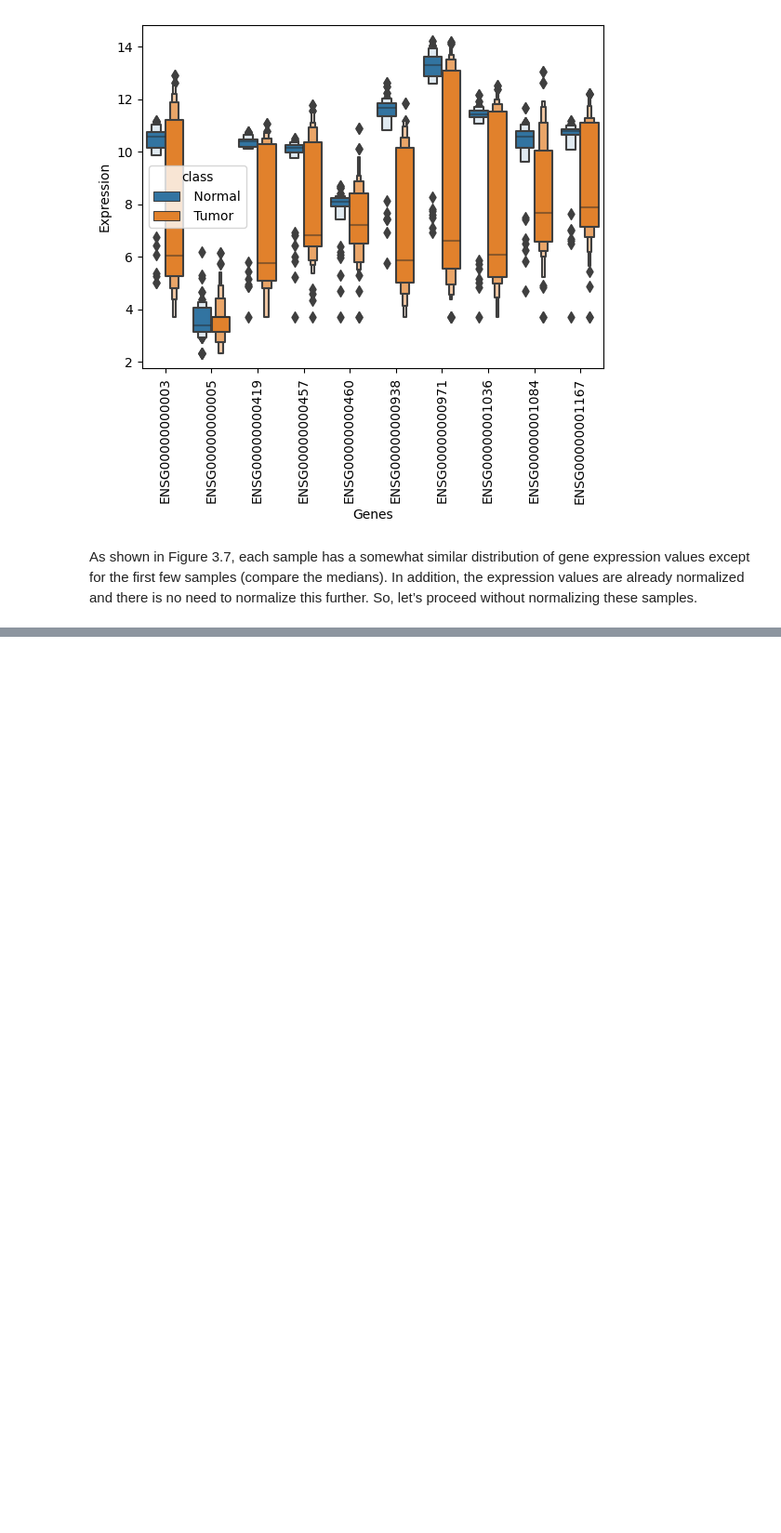
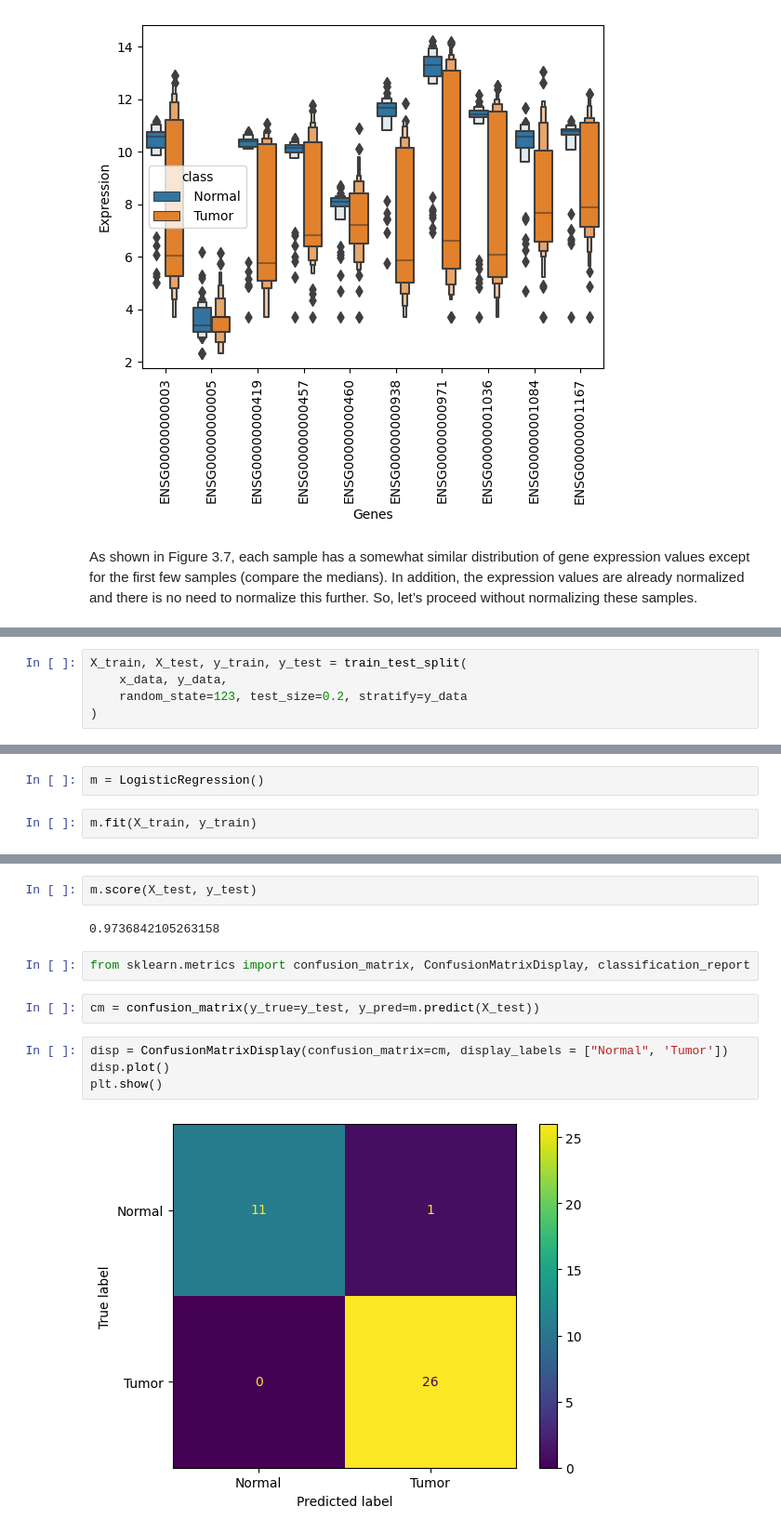
Before and after one commit to drclab/MLDL-Compunomics, a Jupyter notebook: drclab/ch_3.ipynb, the cells around one changed output, grey strips where cells are left out. Shown at 93% size. Drawn from its saved outputs; the diff is of its cells as text; blank space fills up the shorter version.

```diff
--- a/drclab/ch_3.ipynb
+++ b/drclab/ch_3.ipynb
@@ -65,0 +87,5 @@ As shown in Figure 3.7, each sample has a somewhat similar distribution of gene
+# %%
+X_train, X_test, y_train, y_test = train_test_split(
+    x_data, y_data,
+    random_state=123, test_size=0.2, stratify=y_data
+)
@@ -65,0 +94,4 @@ As shown in Figure 3.7, each sample has a somewhat similar distribution of gene
+# %%
+m = LogisticRegression()
+# %%
+m.fit(X_train, y_train)
@@ -65,0 +107,14 @@ As shown in Figure 3.7, each sample has a somewhat similar distribution of gene
+# %%
+m.score(X_test, y_test)
+# %% [output]
+0.9736842105263158
+# %%
+from sklearn.metrics import confusion_matrix, ConfusionMatrixDisplay, classification_report
+# %%
+cm = confusion_matrix(y_true=y_test, y_pred=m.predict(X_test))
+# %%
+disp = ConfusionMatrixDisplay(confusion_matrix=cm, display_labels = ["Normal", 'Tumor'])
+disp.plot()
+plt.show()
+# %% [output]
+[figure, added]
```
Also changed, not shown: parts of 14 cells of this notebook, 1 other file.
